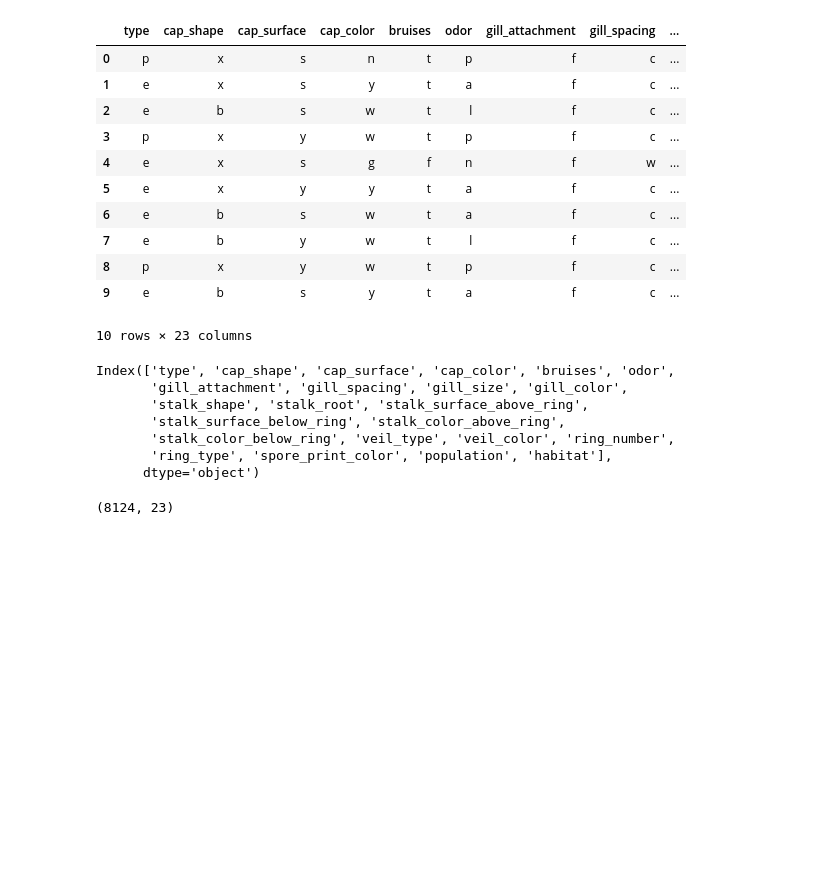
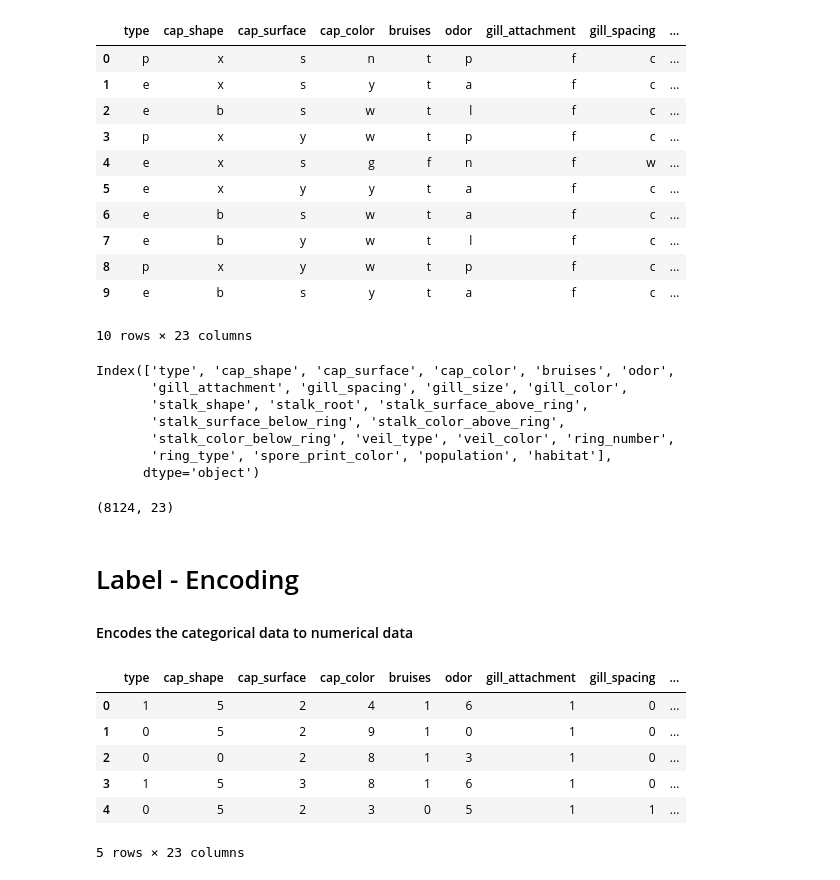
Before and after one commit to HemaGarima/Machine-Learning, a Jupyter notebook: Naive_Bayes.ipynb, the cells around one changed output. Saved outputs shown, nothing was run; the diff lists cells and outputs as text; code cells hidden in the pictures; blank space fills up the shorter version.

```diff
--- a/Naive_Bayes.ipynb
+++ b/Naive_Bayes.ipynb
@@ -48,3 +48,21 @@ Index(['type', 'cap_shape', 'cap_surface', 'cap_color', 'bruises', 'odor',
 df.shape
 # %% [output]
 (8124, 23)
+# %% [markdown]
+# Label - Encoding
+#### Encodes the categorical data to numerical data
+# %%
+from sklearn import preprocessing
+le = preprocessing.LabelEncoder()
+# %%
+mushroom = df.apply(le.fit_transform)
+# %%
+mushroom.head()
+# %% [output]
+|  | type | cap_shape | cap_surface | cap_color | bruises | odor | gill_attachment | gill_spacing | ... |
+| 0 | 1 | 5 | 2 | 4 | 1 | 6 | 1 | 0 | ... |
+| 1 | 0 | 5 | 2 | 9 | 1 | 0 | 1 | 0 | ... |
+| 2 | 0 | 0 | 2 | 8 | 1 | 3 | 1 | 0 | ... |
+| 3 | 1 | 5 | 3 | 8 | 1 | 6 | 1 | 0 | ... |
+| 4 | 0 | 5 | 2 | 3 | 0 | 5 | 1 | 1 | ... |
+5 rows × 23 columns
```
Also changed, not shown: parts of 34 cells of this notebook.
